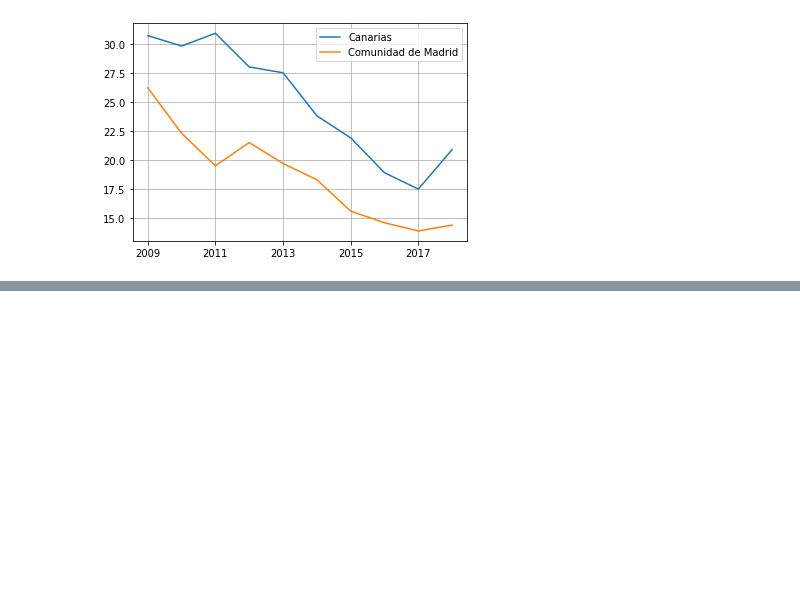
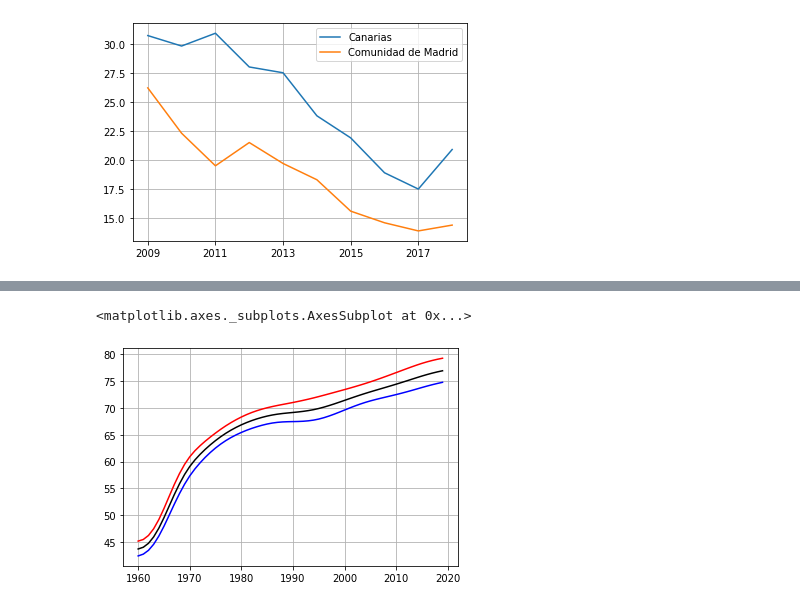
Before and after one commit to wilmerod/Curso-de-introduccion-a-Big-Data-Parte-2-nov2021, a Jupyter notebook: Fuentes_de_datos.ipynb, the cells around one changed output, grey strips where cells are left out. Cells and saved outputs as stored; diff of their text form; code cells hidden in the pictures; blank space fills up the shorter version.

```diff
--- a/Fuentes_de_datos.ipynb
+++ b/Fuentes_de_datos.ipynb
@@ -197,0 +288,10 @@ https://datos.bancomundial.org/indicador/SP.DYN.LE00.IN?end=2019&start=1960
+# %%
+EV_China = data_ev_total.loc['China']
+EV_China_hombres = data_ev_hombres.loc['China']
+EV_China_mujeres = data_ev_mujeres.loc['China']
+EV_China.plot(grid=True, color='black')
+EV_China_hombres.plot(grid=True, color='blue')
+EV_China_mujeres.plot(grid=True, color='red')
+# %% [output]
+<matplotlib.axes._subplots.AxesSubplot at 0x...>
+[figure, added]
```
Also changed, not shown: parts of 14 cells of this notebook.
